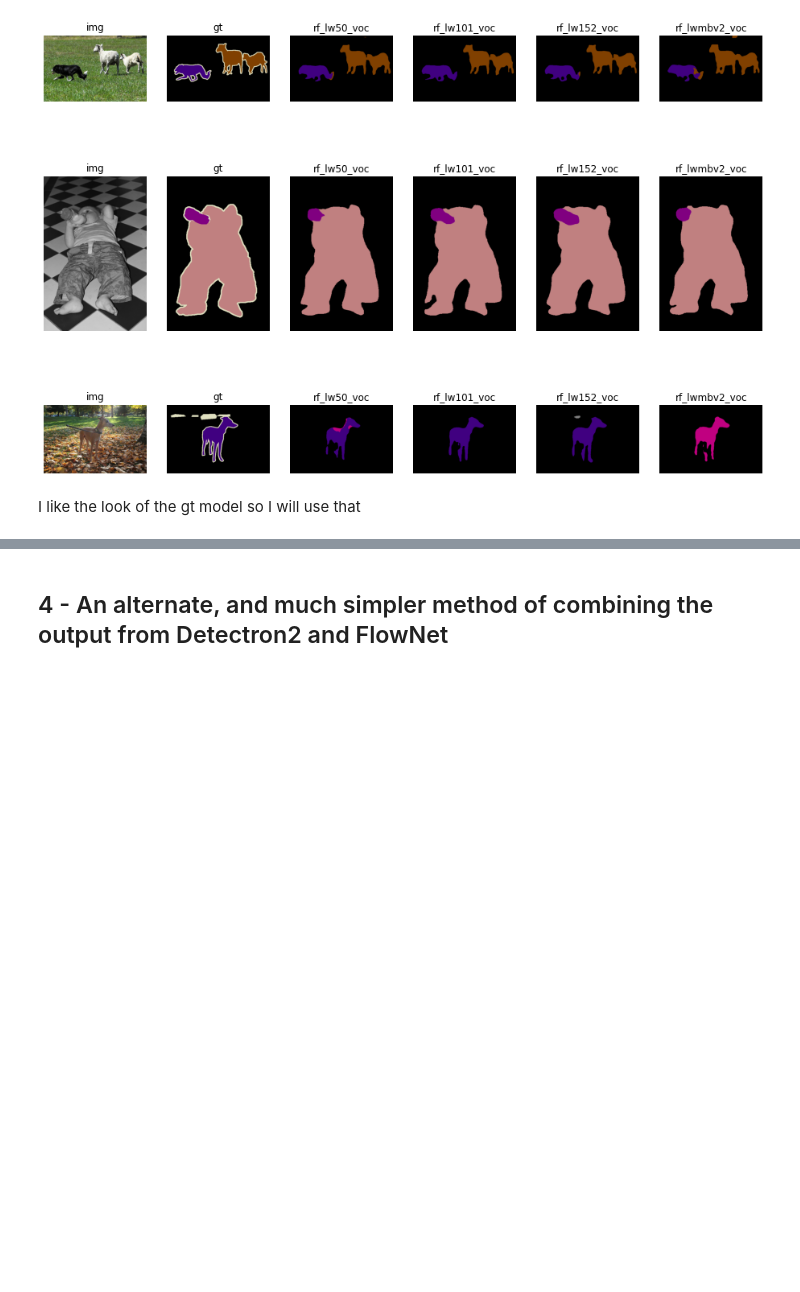
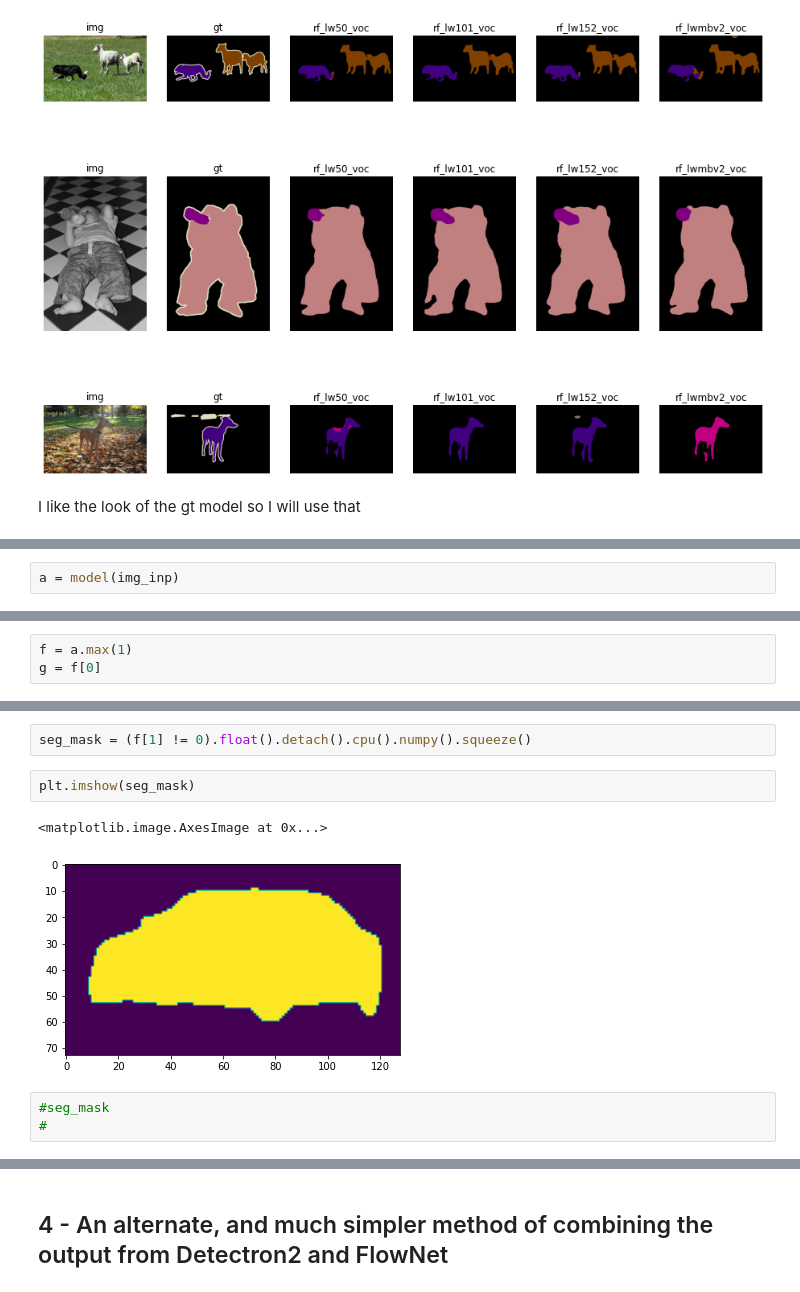
Before and after one commit to scploeger/engg3130-final-project, a Jupyter notebook: Final_Notebook_w_training.ipynb, the cells around one changed output, grey strips where cells are left out. Drawn from its saved outputs; the diff is of its cells as text; blank space fills up the shorter version.

```diff
--- a/Final_Notebook_w_training.ipynb
+++ b/Final_Notebook_w_training.ipynb
@@ -1080,0 +1179,2 @@ ValueError: operands could not be broadcast together with shapes (288,432,4) (1,
+# %%
+a = model(img_inp)
@@ -1080,0 +1205,3 @@ ValueError: operands could not be broadcast together with shapes (288,432,4) (1,
+# %%
+f = a.max(1)
+g = f[0]
@@ -1080,0 +1227,10 @@ ValueError: operands could not be broadcast together with shapes (288,432,4) (1,
+# %%
+seg_mask = (f[1] != 0).float().detach().cpu().numpy().squeeze()
+# %%
+plt.imshow(seg_mask)
+# %% [output]
+<matplotlib.image.AxesImage at 0x...>
+[figure, added]
+# %%
+#seg_mask
+#
```
Also changed, not shown: parts of 38 cells of this notebook, 1 other file.
